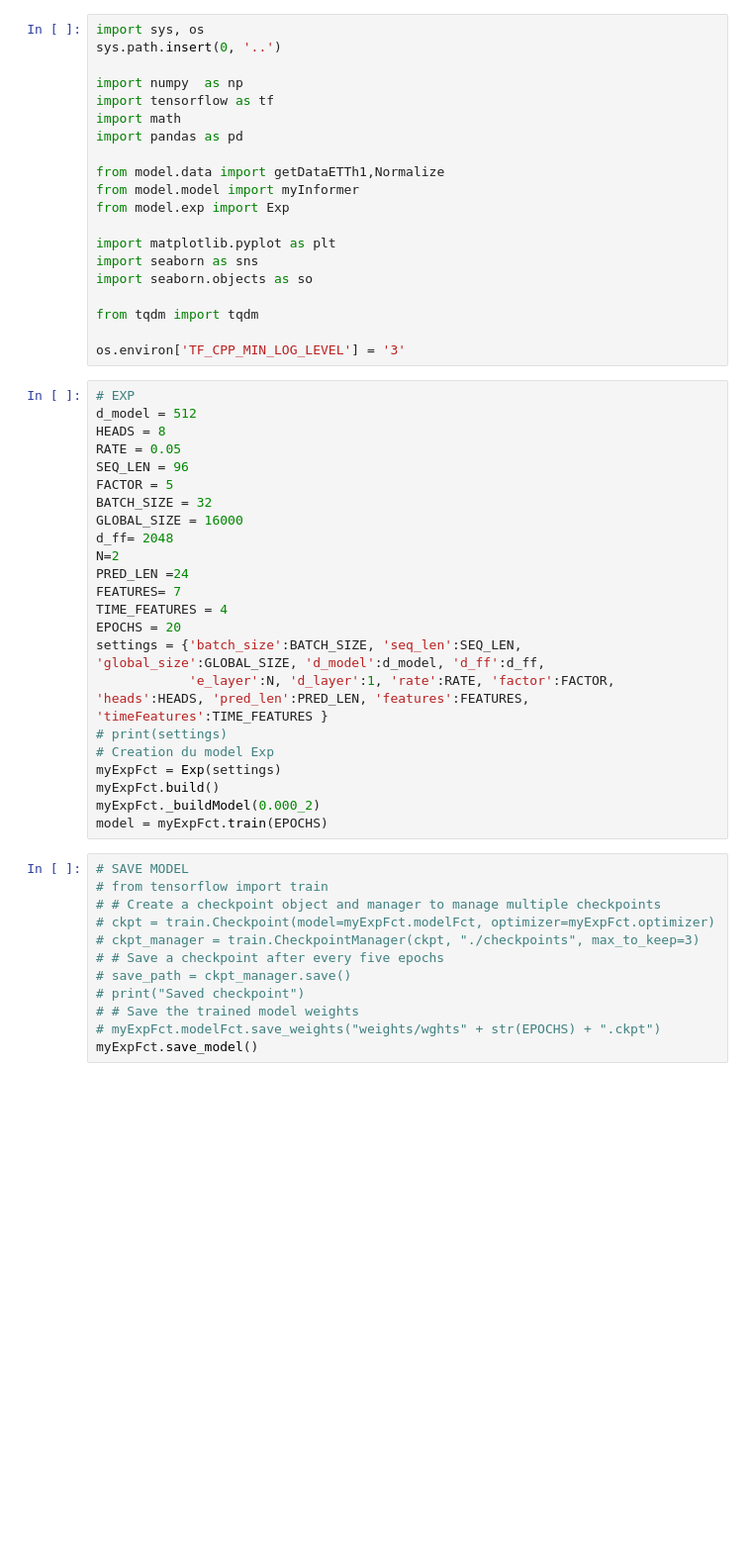
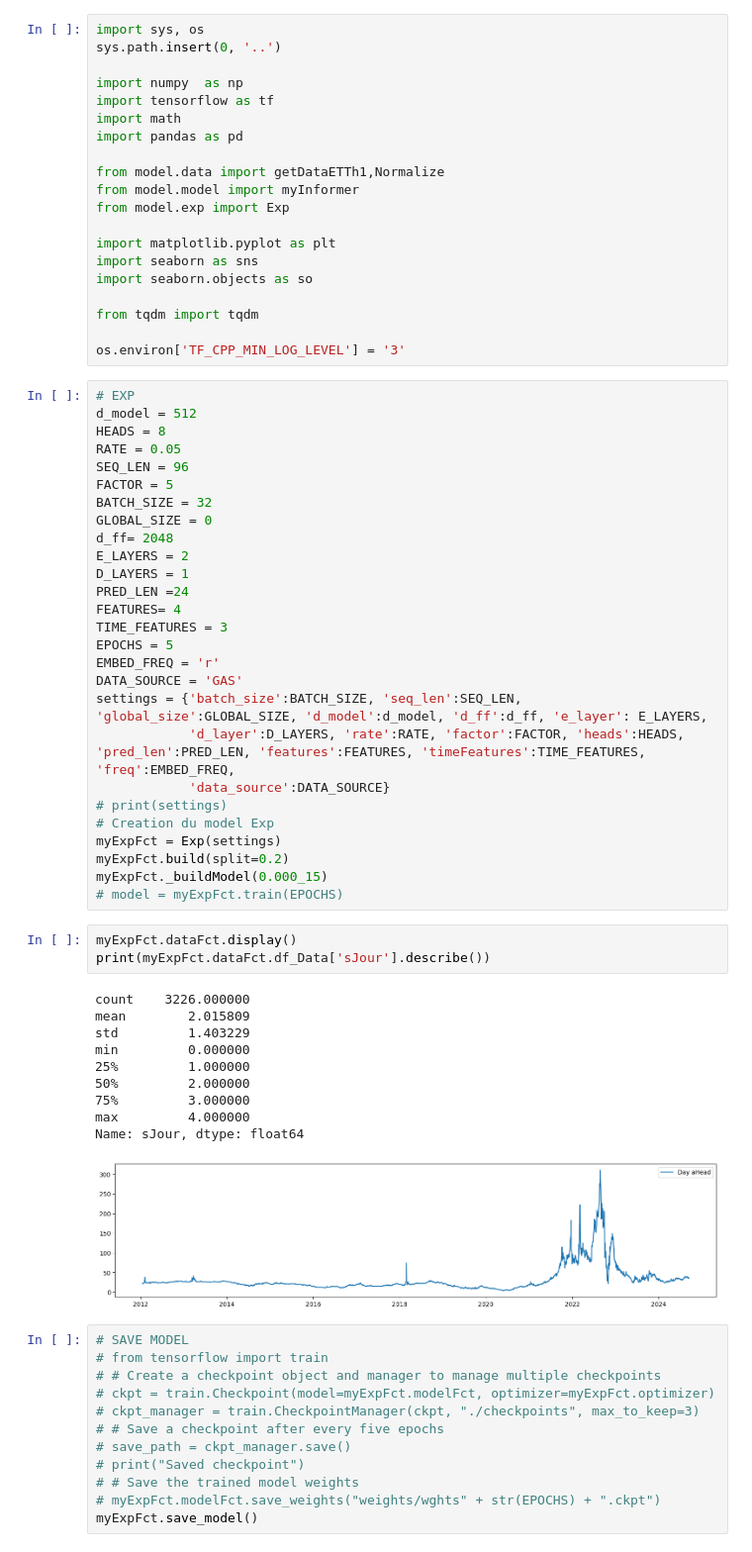
Before and after one commit to e-coucou/Machine-Learning, a Jupyter notebook: 1-Projet/Achats/ep/Gas - Fixing/informer/test-init/test_2.ipynb, the cells around one changed output. Shown at 99% size. Drawn from its saved outputs; the diff is of its cells as text; blank space fills up the shorter version.

```diff
--- a/1-Projet/Achats/ep/Gas - Fixing/informer/test-init/test_2.ipynb
+++ b/1-Projet/Achats/ep/Gas - Fixing/informer/test-init/test_2.ipynb
@@ -26,21 +26,39 @@ RATE = 0.05
 SEQ_LEN = 96
 FACTOR = 5
 BATCH_SIZE = 32
-GLOBAL_SIZE = 16000
+GLOBAL_SIZE = 0
 d_ff= 2048
-N=2
+E_LAYERS = 2
+D_LAYERS = 1
 PRED_LEN =24
-FEATURES= 7
-TIME_FEATURES = 4
-EPOCHS = 20
-settings = {'batch_size':BATCH_SIZE, 'seq_len':SEQ_LEN, 'global_size':GLOBAL_SIZE, 'd_model':d_model, 'd_ff':d_ff,
-            'e_layer':N, 'd_layer':1, 'rate':RATE, 'factor':FACTOR, 'heads':HEADS, 'pred_len':PRED_LEN, 'features':FEATURES, 'timeFeatures':TIME_FEATURES }
+FEATURES= 4
+TIME_FEATURES = 3
+EPOCHS = 5
+EMBED_FREQ = 'r'
+DATA_SOURCE = 'GAS'
+settings = {'batch_size':BATCH_SIZE, 'seq_len':SEQ_LEN, 'global_size':GLOBAL_SIZE, 'd_model':d_model, 'd_ff':d_ff, 'e_layer': E_LAYERS,
+            'd_layer':D_LAYERS, 'rate':RATE, 'factor':FACTOR, 'heads':HEADS, 'pred_len':PRED_LEN, 'features':FEATURES, 'timeFeatures':TIME_FEATURES, 'freq':EMBED_FREQ,
+            'data_source':DATA_SOURCE}
 # print(settings)
 # Creation du model Exp
 myExpFct = Exp(settings)
-myExpFct.build()
-myExpFct._buildModel(0.000_2)
-model = myExpFct.train(EPOCHS)
+myExpFct.build(split=0.2)
+myExpFct._buildModel(0.000_15)
+# model = myExpFct.train(EPOCHS)
+# %%
+myExpFct.dataFct.display()
+print(myExpFct.dataFct.df_Data['sJour'].describe())
+# %% [output]
+count    3226.000000
+mean        2.015809
+std         1.403229
+min         0.000000
+25%         1.000000
+50%         2.000000
+75%         3.000000
+max         4.000000
+Name: sJour, dtype: float64
+[figure, added]
 # %%
 # SAVE MODEL
 # from tensorflow import train
```
Also changed, not shown: 14 other files.
